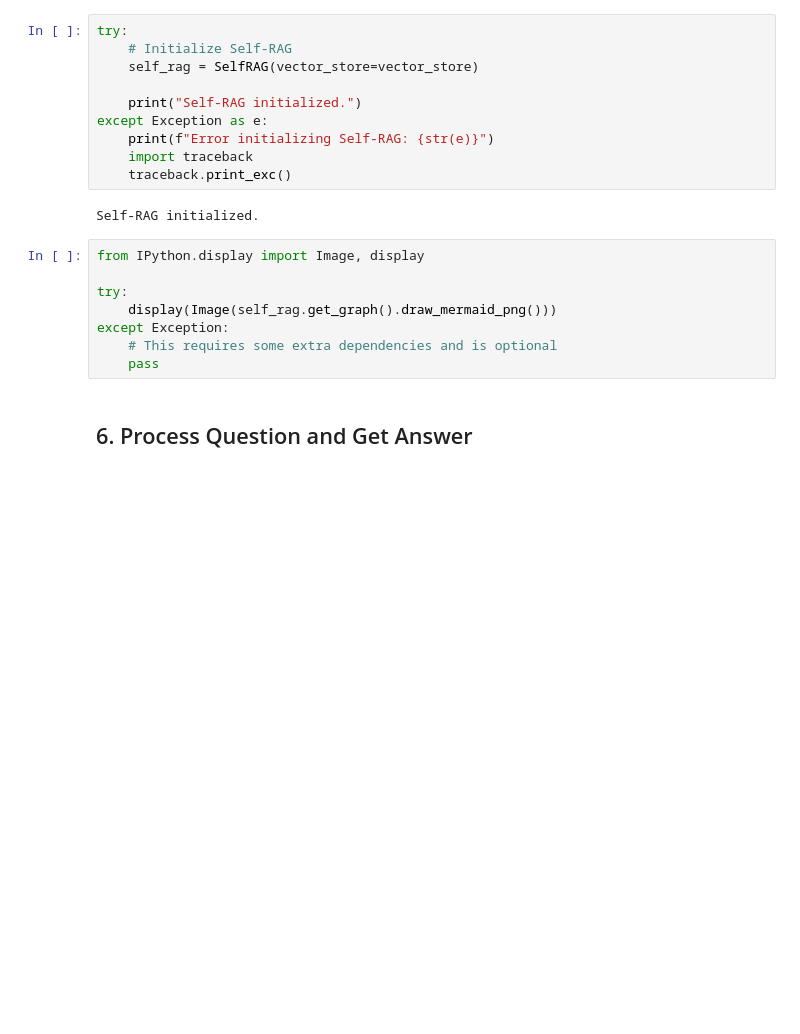
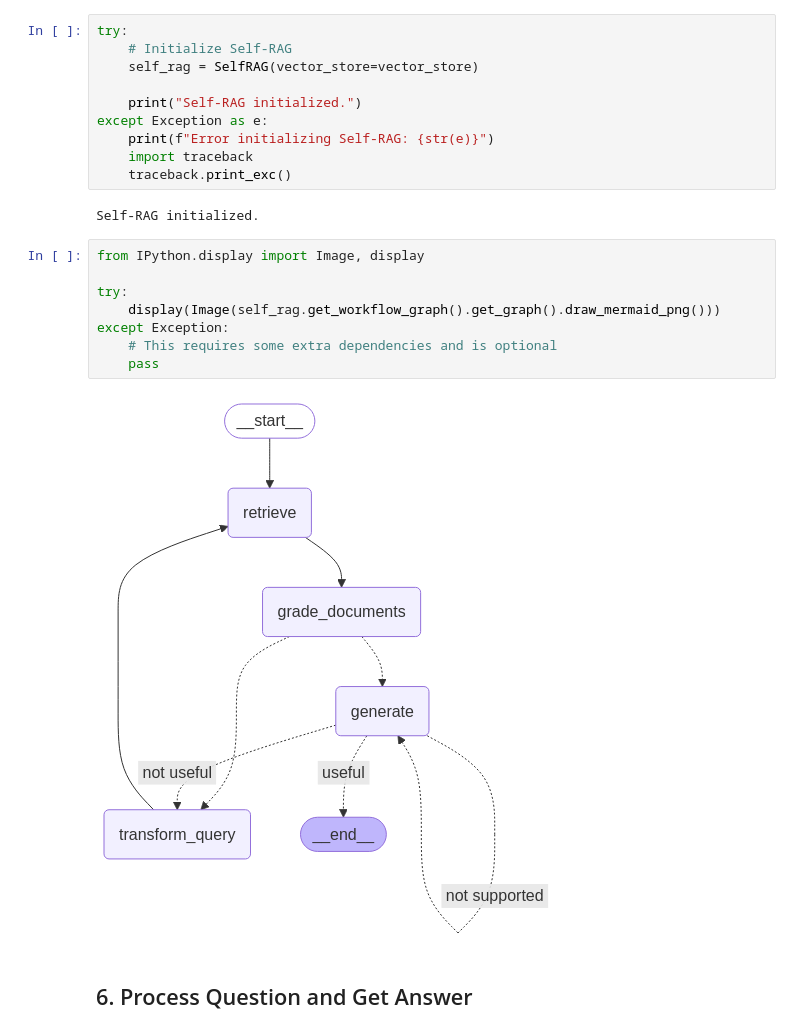
Before and after one commit to tanmaydarmorha/self-rag, a Jupyter notebook: event_hub_query.ipynb, the cells around one changed output. Drawn from its saved outputs; the diff is of its cells as text; blank space fills up the shorter version.

```diff
--- a/event_hub_query.ipynb
+++ b/event_hub_query.ipynb
@@ -136,11 +136,13 @@ Self-RAG initialized.
 # %%
 from IPython.display import Image, display
 
 try:
-    display(Image(self_rag.get_graph().draw_mermaid_png()))
+    display(Image(self_rag.get_workflow_graph().get_graph().draw_mermaid_png()))
 except Exception:
     # This requires some extra dependencies and is optional
     pass
+# %% [output]
+[figure, added]
 # %% [markdown]
 ## 6. Process Question and Get Answer
 # %%
```
Also changed, not shown: parts of 1 cell of this notebook, 3 other files.
